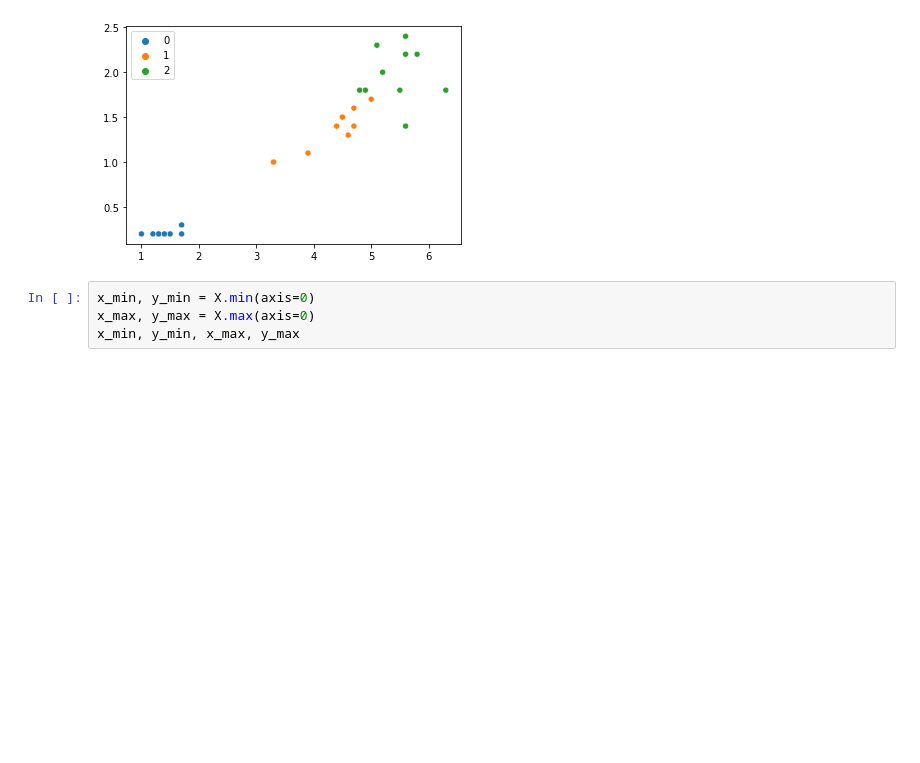
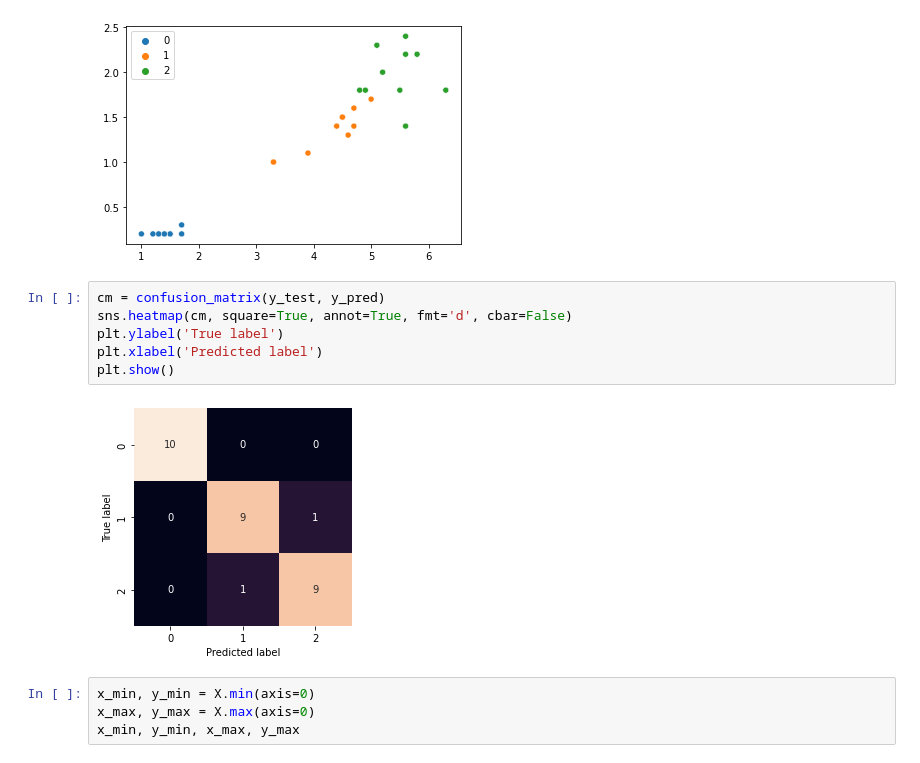
Before and after one commit to marsgr6/r-scripts, a Jupyter notebook: notebooks/05_mlp_classification_summary.ipynb, the cells around one changed output. Drawn from its saved outputs; the diff is of its cells as text; blank space fills up the shorter version.

```diff
--- a/notebooks/05_mlp_classification_summary.ipynb
+++ b/notebooks/05_mlp_classification_summary.ipynb
@@ -195,6 +195,14 @@ sns.scatterplot(x=X_test[:,0], y=X_test[:,1], hue=y_test, palette=sns.color_pale
 # %% [output]
 <AxesSubplot:>
 [figure]
+# %%
+cm = confusion_matrix(y_test, y_pred)
+sns.heatmap(cm, square=True, annot=True, fmt='d', cbar=False)
+plt.ylabel('True label')
+plt.xlabel('Predicted label')
+plt.show()
+# %% [output]
+[figure, added]
 # %%
 x_min, y_min = X.min(axis=0)
 x_max, y_max = X.max(axis=0)
```
Also changed, not shown: parts of 7 cells of this notebook.
